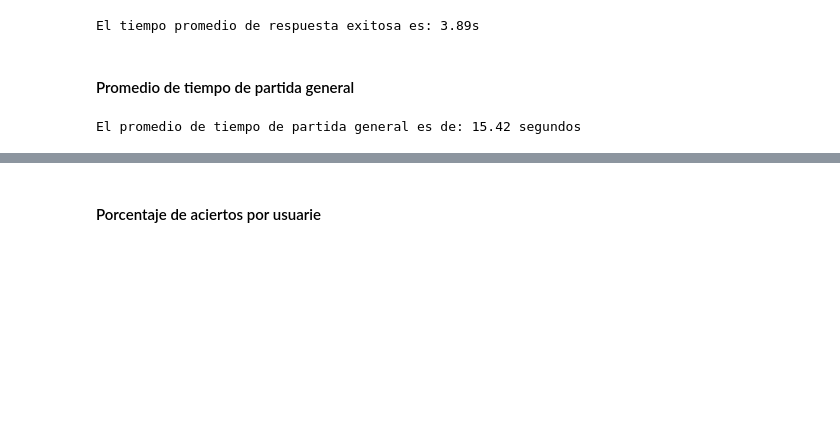
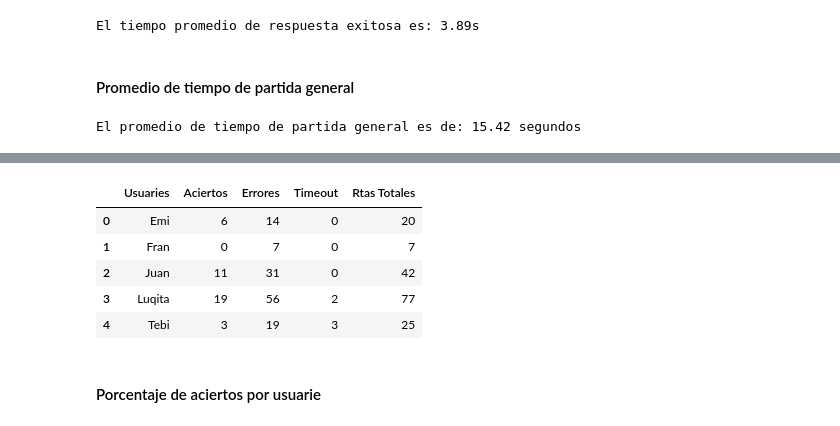
Before and after one commit to fvenegasn/FiguRace, a Jupyter notebook: data/jupyter/data_processing.ipynb, the cells around one changed output, grey strips where cells are left out. Drawn from its saved outputs; the diff is of its cells as text; code cells hidden in the pictures; blank space fills up the shorter version.

```diff
--- a/data/jupyter/data_processing.ipynb
+++ b/data/jupyter/data_processing.ipynb
@@ -212,2 +217,38 @@ El promedio de tiempo de partida general es de: 15.42 segundos
+# %%
+total_rtas=df[(df["Estado"] == "ok")|(df["Estado"] == "error")|(df["Estado"] == "timeout")]
+rtas_por_usuario=total_rtas.groupby(["Usuarie"]).size()
+
+aciertos= df[df["Estado"] == "ok"]
+aciertos_usuarios=aciertos.groupby(["Usuarie"]).size()
+
+sin_respuesta = df[df["Estado"] == "timeout"]
+sin_respuesta=sin_respuesta.groupby(["Usuarie"]).size()
+
+errores = df[df["Estado"] == "error"]
+errores = errores.groupby(["Usuarie"]).size()
+
+usuarios=list(rtas_por_usuario.keys())
+
+data ={'Usuaries':usuarios,
+        'Aciertos':aciertos_usuarios,
+        'Errores':errores,
+        'Timeout':sin_respuesta,
+        'Rtas Totales':rtas_por_usuario
+        }
+
+info_usuarios=pd.DataFrame(data).reset_index(drop=True).fillna(0)
+
+# Covierto aquellas columnas con valores en float a int
+cols = info_usuarios.columns[info_usuarios.dtypes.eq('float')]
+info_usuarios[cols]=info_usuarios[cols].astype(int)
+
+info_usuarios
+# %% [output]
+|  | Usuaries | Aciertos | Errores | Timeout | Rtas Totales |
+| 0 | Emi | 6 | 14 | 0 | 20 |
+| 1 | Fran | 0 | 7 | 0 | 7 |
+| 2 | Juan | 11 | 31 | 0 | 42 |
+| 3 | Luqita | 19 | 56 | 2 | 77 |
+| 4 | Tebi | 3 | 19 | 3 | 25 |
 # %% [markdown]
 #### Porcentaje de aciertos por usuarie
```
Also changed, not shown: parts of 7 cells of this notebook.
